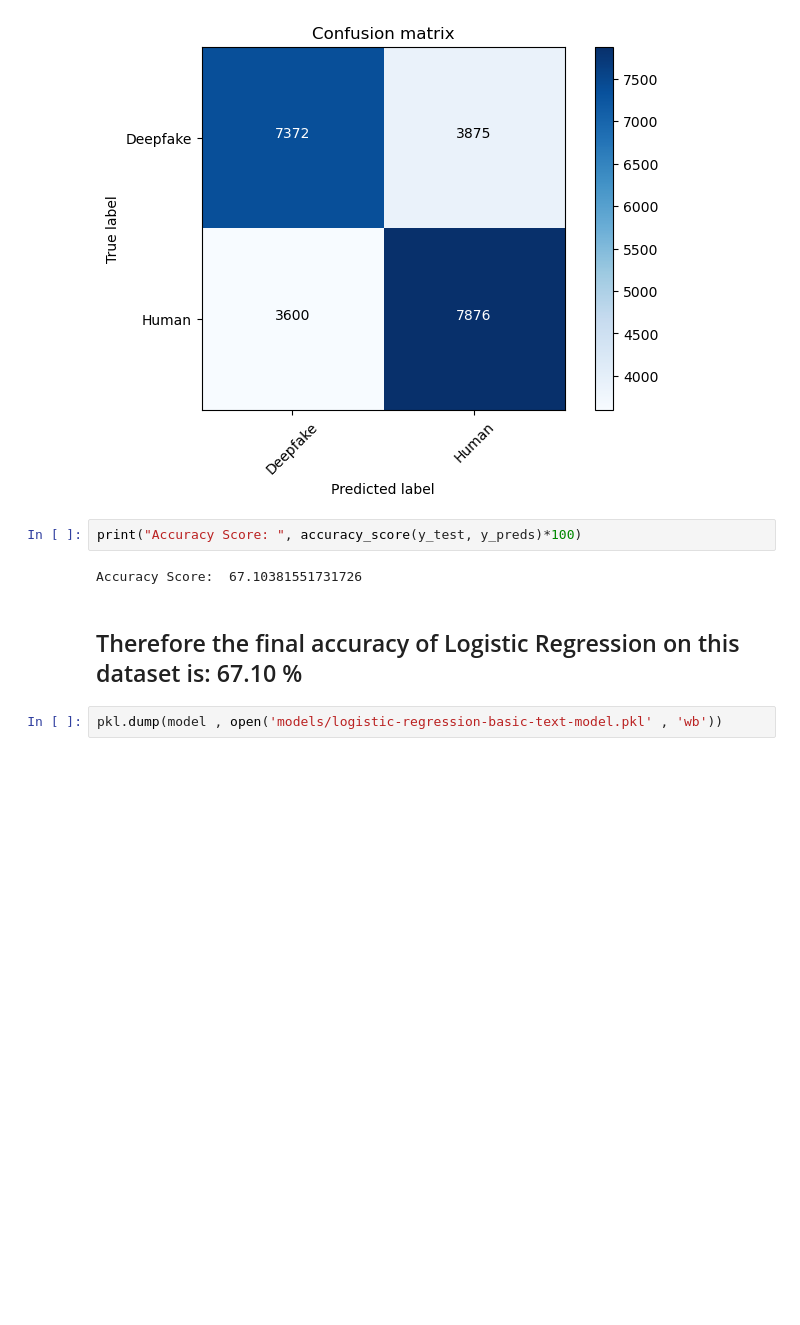
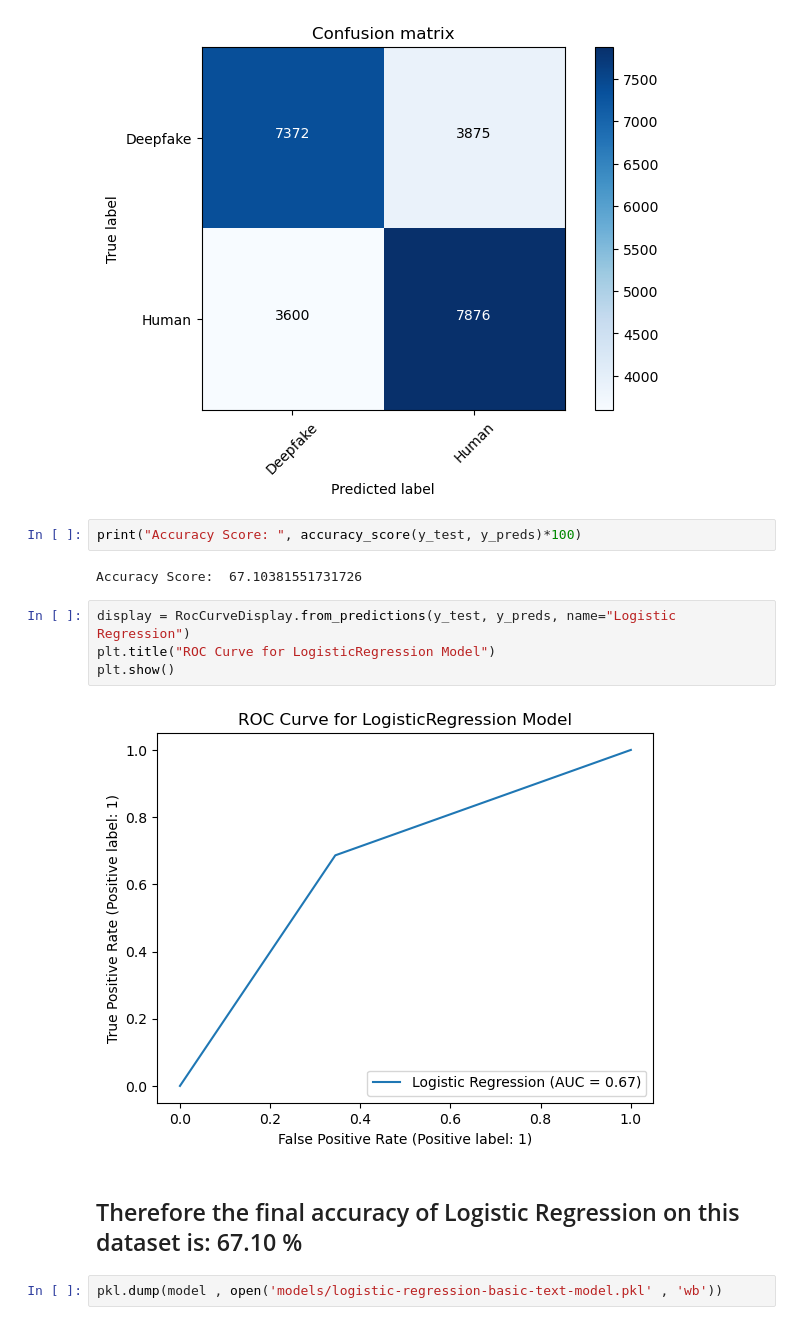
Before and after one commit to SriramaBhat/deepfake_detection_backend, a Jupyter notebook: Logistic Regression Model for Deepfake Text Detect.ipynb, the cells around one changed output. Drawn from its saved outputs; the diff is of its cells as text; blank space fills up the shorter version.

Commit message:
Added ROC Curve for Logistic Regression Model

```diff
--- a/Logistic Regression Model for Deepfake Text Detect.ipynb
+++ b/Logistic Regression Model for Deepfake Text Detect.ipynb
@@ -253,6 +268,12 @@ plot_confusion_matrix(cm, classes=['Deepfake', 'Human'])
 print("Accuracy Score: ", accuracy_score(y_test, y_preds)*100)
 # %% [output]
 Accuracy Score:  67.10381551731726
+# %%
+display = RocCurveDisplay.from_predictions(y_test, y_preds, name="Logistic Regression")
+plt.title("ROC Curve for LogisticRegression Model")
+plt.show()
+# %% [output]
+[figure, added]
 # %% [markdown]
 ## Therefore the final accuracy of Logistic Regression on this dataset is: 67.10 %
 # %%
```
Also changed, not shown: parts of 1 cell of this notebook.
